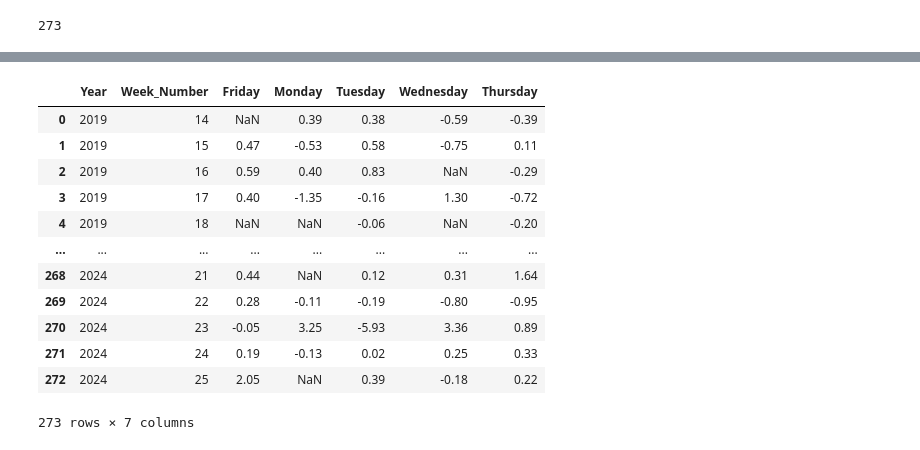
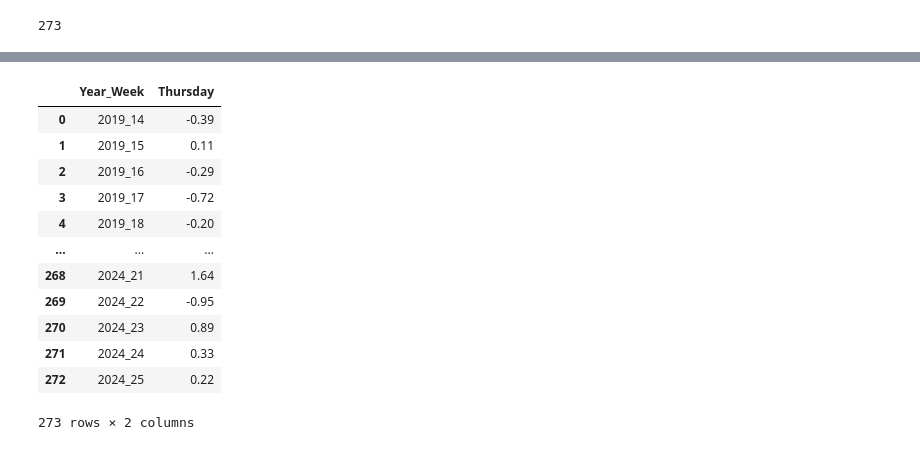
Before and after one commit to bala-ceg/backtest-strategies, a Jupyter notebook: weeklyexpiry_prediction.ipynb, the cells around one changed output, grey strips where cells are left out. Cells and saved outputs as stored; diff of their text form; code cells hidden in the pictures.

```diff
--- a/weeklyexpiry_prediction.ipynb
+++ b/weeklyexpiry_prediction.ipynb
@@ -194,16 +203,18 @@ pivoted_data_1
-# %%
-pivoted_data_2
-# %% [output]
-|  | Year | Week_Number | Friday | Monday | Tuesday | Wednesday | Thursday |
-| 0 | 2019 | 14 | NaN | 0.39 | 0.38 | -0.59 | -0.39 |
-| 1 | 2019 | 15 | 0.47 | -0.53 | 0.58 | -0.75 | 0.11 |
-| 2 | 2019 | 16 | 0.59 | 0.40 | 0.83 | NaN | -0.29 |
-| 3 | 2019 | 17 | 0.40 | -1.35 | -0.16 | 1.30 | -0.72 |
-| 4 | 2019 | 18 | NaN | NaN | -0.06 | NaN | -0.20 |
-| ... | ... | ... | ... | ... | ... | ... | ... |
-| 268 | 2024 | 21 | 0.44 | NaN | 0.12 | 0.31 | 1.64 |
-| 269 | 2024 | 22 | 0.28 | -0.11 | -0.19 | -0.80 | -0.95 |
-| 270 | 2024 | 23 | -0.05 | 3.25 | -5.93 | 3.36 | 0.89 |
-| 271 | 2024 | 24 | 0.19 | -0.13 | 0.02 | 0.25 | 0.33 |
-| 272 | 2024 | 25 | 2.05 | NaN | 0.39 | -0.18 | 0.22 |
-273 rows × 7 columns
+# %%
+pivoted_data_2['Year_Week'] = pivoted_data_2['Year'].astype(str) + '_' + pivoted_data_2['Week_Number'].astype(str)
+pivoted_data_3 = pivoted_data_2[['Year_Week', 'Thursday']]
+pivoted_data_3
+# %% [output]
+|  | Year_Week | Thursday |
+| 0 | 2019_14 | -0.39 |
+| 1 | 2019_15 | 0.11 |
+| 2 | 2019_16 | -0.29 |
+| 3 | 2019_17 | -0.72 |
+| 4 | 2019_18 | -0.20 |
+| ... | ... | ... |
+| 268 | 2024_21 | 1.64 |
+| 269 | 2024_22 | -0.95 |
+| 270 | 2024_23 | 0.89 |
+| 271 | 2024_24 | 0.33 |
+| 272 | 2024_25 | 0.22 |
+273 rows × 2 columns
```
Also changed, not shown: parts of 3 cells of this notebook.
